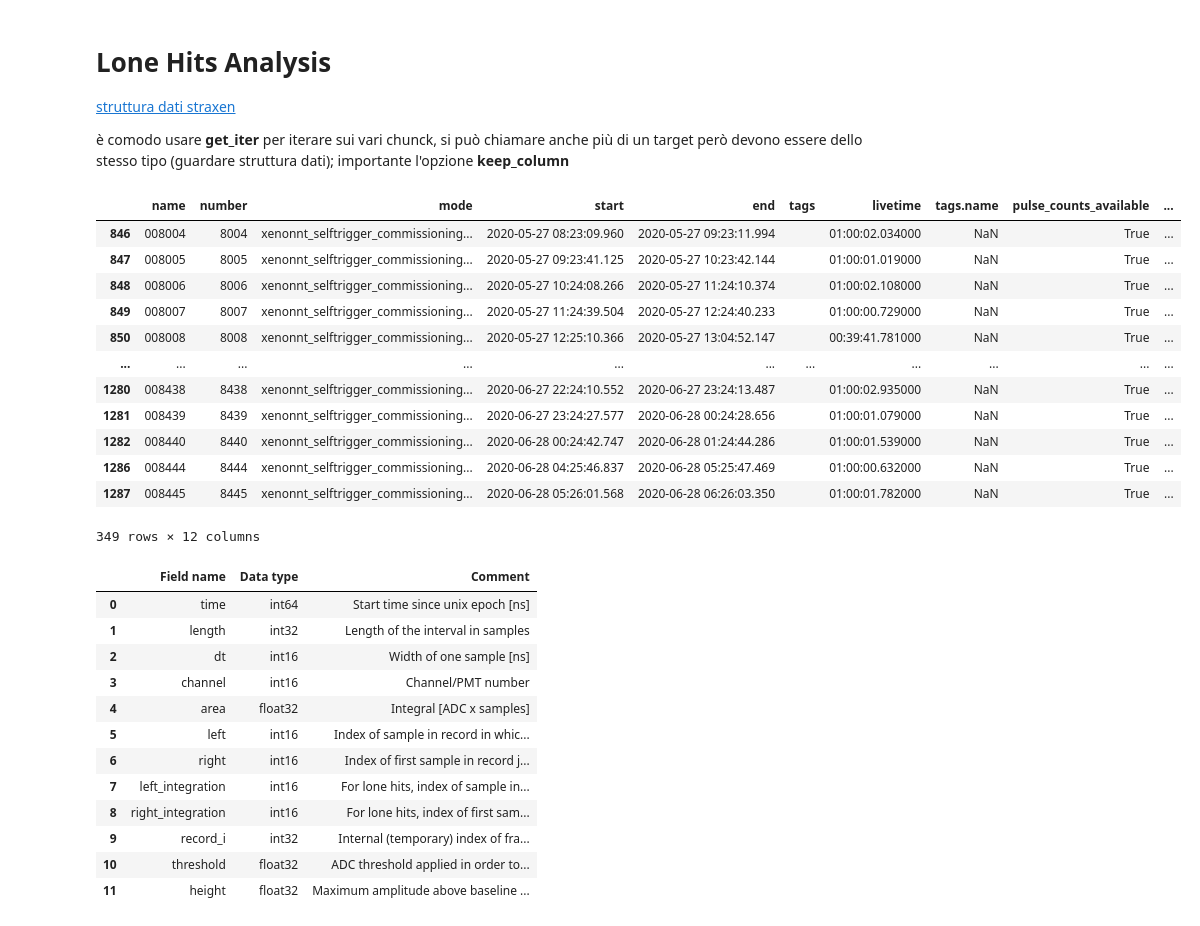
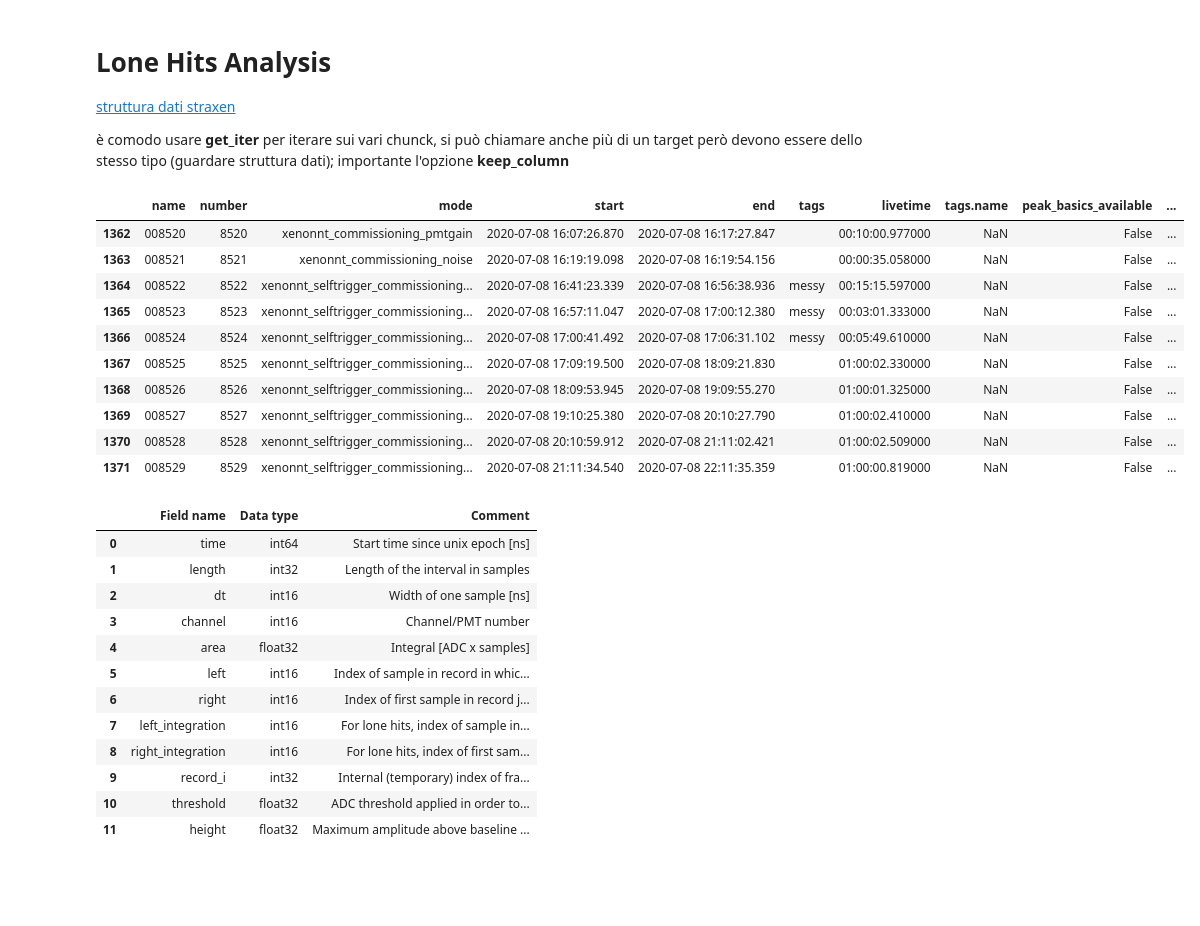
Before and after one commit to valerioda/xenon-note, a Jupyter notebook: lone_hits/lone_hits_valerio.ipynb, the cells around one changed output. Drawn from its saved outputs; the diff is of its cells as text; code cells hidden in the pictures; blank space fills up the shorter version.

```diff
--- a/lone_hits/lone_hits_valerio.ipynb
+++ b/lone_hits/lone_hits_valerio.ipynb
@@ -33,22 +33,20 @@ st = straxen.contexts.xenonnt_online()
 st.context_config['check_available'] = ('raw_records','pulse_counts','peaklets','lone_hits')
 # %%
 runs = st.select_runs(available=(['lone_hits','raw_records']),run_mode='*selftrigger*')
-# %%
-runs
-# %% [output]
-|  | name | number | mode | start | end | tags | livetime | tags.name | pulse_counts_available | ... |
-| 846 | 008004 | 8004 | xenonnt_selftrigger_commissioning... | 2020-05-27 08:23:09.960 | 2020-05-27 09:23:11.994 |  | 01:00:02.034000 | NaN | True | ... |
-| 847 | 008005 | 8005 | xenonnt_selftrigger_commissioning... | 2020-05-27 09:23:41.125 | 2020-05-27 10:23:42.144 |  | 01:00:01.019000 | NaN | True | ... |
-| 848 | 008006 | 8006 | xenonnt_selftrigger_commissioning... | 2020-05-27 10:24:08.266 | 2020-05-27 11:24:10.374 |  | 01:00:02.108000 | NaN | True | ... |
-| 849 | 008007 | 8007 | xenonnt_selftrigger_commissioning... | 2020-05-27 11:24:39.504 | 2020-05-27 12:24:40.233 |  | 01:00:00.729000 | NaN | True | ... |
-| 850 | 008008 | 8008 | xenonnt_selftrigger_commissioning... | 2020-05-27 12:25:10.366 | 2020-05-27 13:04:52.147 |  | 00:39:41.781000 | NaN | True | ... |
-| ... | ... | ... | ... | ... | ... | ... | ... | ... | ... | ... |
-| 1280 | 008438 | 8438 | xenonnt_selftrigger_commissioning... | 2020-06-27 22:24:10.552 | 2020-06-27 23:24:13.487 |  | 01:00:02.935000 | NaN | True | ... |
-| 1281 | 008439 | 8439 | xenonnt_selftrigger_commissioning... | 2020-06-27 23:24:27.577 | 2020-06-28 00:24:28.656 |  | 01:00:01.079000 | NaN | True | ... |
-| 1282 | 008440 | 8440 | xenonnt_selftrigger_commissioning... | 2020-06-28 00:24:42.747 | 2020-06-28 01:24:44.286 |  | 01:00:01.539000 | NaN | True | ... |
-| 1286 | 008444 | 8444 | xenonnt_selftrigger_commissioning... | 2020-06-28 04:25:46.837 | 2020-06-28 05:25:47.469 |  | 01:00:00.632000 | NaN | True | ... |
-| 1287 | 008445 | 8445 | xenonnt_selftrigger_commissioning... | 2020-06-28 05:26:01.568 | 2020-06-28 06:26:03.350 |  | 01:00:01.782000 | NaN | True | ... |
-349 rows × 12 columns
+# %%
+st.select_runs(run_id='00852*')
+# %% [output]
+|  | name | number | mode | start | end | tags | livetime | tags.name | peak_basics_available | ... |
+| 1362 | 008520 | 8520 | xenonnt_commissioning_pmtgain | 2020-07-08 16:07:26.870 | 2020-07-08 16:17:27.847 |  | 00:10:00.977000 | NaN | False | ... |
+| 1363 | 008521 | 8521 | xenonnt_commissioning_noise | 2020-07-08 16:19:19.098 | 2020-07-08 16:19:54.156 |  | 00:00:35.058000 | NaN | False | ... |
+| 1364 | 008522 | 8522 | xenonnt_selftrigger_commissioning... | 2020-07-08 16:41:23.339 | 2020-07-08 16:56:38.936 | messy | 00:15:15.597000 | NaN | False | ... |
+| 1365 | 008523 | 8523 | xenonnt_selftrigger_commissioning... | 2020-07-08 16:57:11.047 | 2020-07-08 17:00:12.380 | messy | 00:03:01.333000 | NaN | False | ... |
+| 1366 | 008524 | 8524 | xenonnt_selftrigger_commissioning... | 2020-07-08 17:00:41.492 | 2020-07-08 17:06:31.102 | messy | 00:05:49.610000 | NaN | False | ... |
+| 1367 | 008525 | 8525 | xenonnt_selftrigger_commissioning... | 2020-07-08 17:09:19.500 | 2020-07-08 18:09:21.830 |  | 01:00:02.330000 | NaN | False | ... |
+| 1368 | 008526 | 8526 | xenonnt_selftrigger_commissioning... | 2020-07-08 18:09:53.945 | 2020-07-08 19:09:55.270 |  | 01:00:01.325000 | NaN | False | ... |
+| 1369 | 008527 | 8527 | xenonnt_selftrigger_commissioning... | 2020-07-08 19:10:25.380 | 2020-07-08 20:10:27.790 |  | 01:00:02.410000 | NaN | False | ... |
+| 1370 | 008528 | 8528 | xenonnt_selftrigger_commissioning... | 2020-07-08 20:10:59.912 | 2020-07-08 21:11:02.421 |  | 01:00:02.509000 | NaN | False | ... |
+| 1371 | 008529 | 8529 | xenonnt_selftrigger_commissioning... | 2020-07-08 21:11:34.540 | 2020-07-08 22:11:35.359 |  | 01:00:00.819000 | NaN | False | ... |
 # %%
 st.data_info('lone_hits')
 # %% [output]
```
Also changed, not shown: 8 other files.
